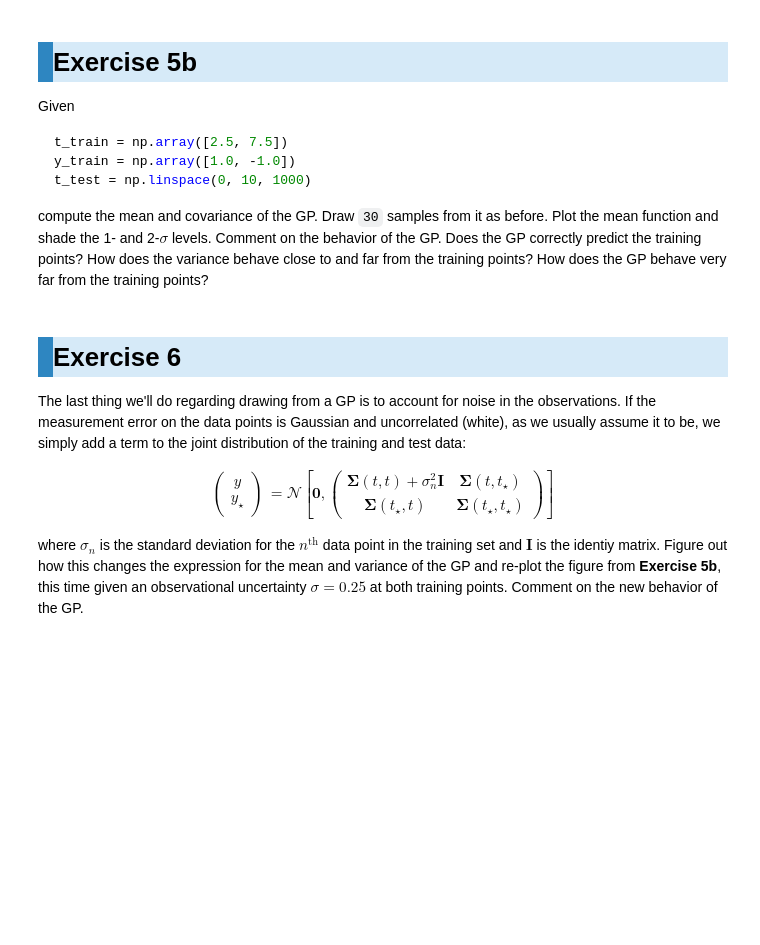
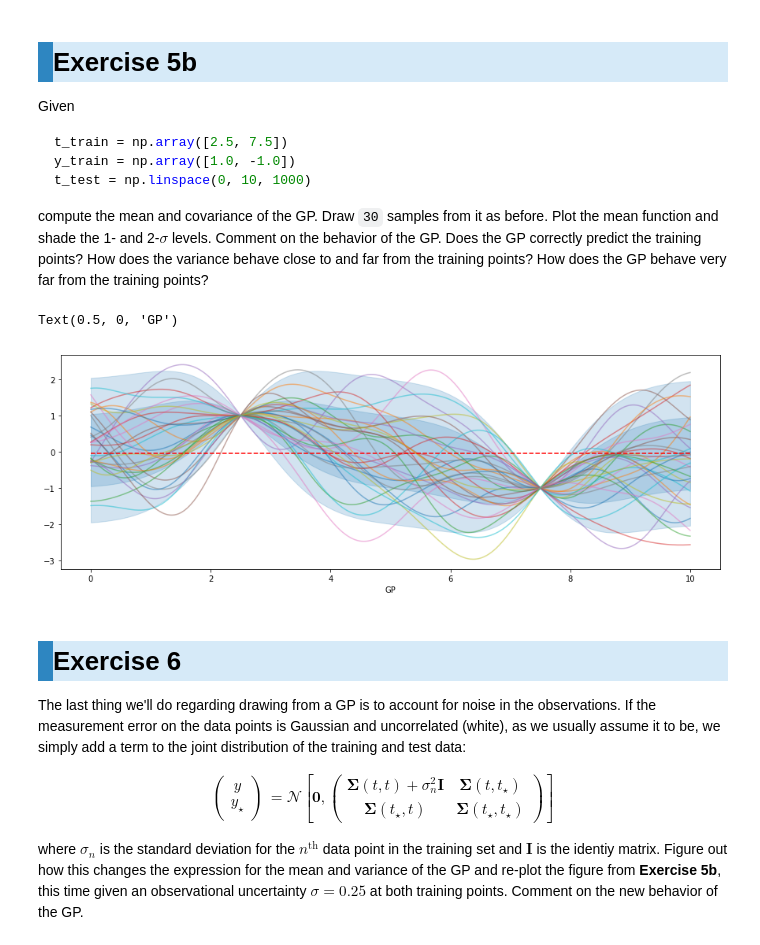
Before and after one commit to dbarrientosa/LSSTC-DSFP-Sessions, a Jupyter notebook: Session9/Day1/gps/01-Introduction.ipynb, the cells around one changed output. Cells and saved outputs as stored; diff of their text form; code cells hidden in the pictures; blank space fills up the shorter version.

```diff
--- a/Session9/Day1/gps/01-Introduction.ipynb
+++ b/Session9/Day1/gps/01-Introduction.ipynb
@@ -290,7 +290,7 @@ def ExpSquaredKernel(t1, t2 = None, A = 1.0, l = 1.0):
     """
     Compute NxM exponential squared cov matrix.
     """
-    if t2 is not None:
+    if t2 is None:
         t2 = t1
     T1, T2 = np.meshgrid(t2, t1)
 
@@ -302,13 +302,13 @@ def compute_gp(t_train, y_train, t_test, **kwargs):
     for y_test(t_test) conditioned on y_train(t_train).
     """
 
-    kts_t = ExpSquaredKernel(t_test, t_train)
-    kt_t = ExpSquaredKernel(t_train, t_train)
-    kt_ts = ExpSquaredKernel(t_train, t_test)
-    kts_ts = ExpSquaredKernel(t_test, t_test)
+    kts_t = ExpSquaredKernel(t_test, t_train, **kwargs)
+
+    kt_t = ExpSquaredKernel(t_train, **kwargs)
+    kts_ts = ExpSquaredKernel(t_test, **kwargs)
 
     mean = np.dot(kts_t, np.linalg.solve(kt_t, y_train))
-    cov = kts_ts - np.dot(kts_t, np.linalg.solve(kt_t, kt_ts))
+    cov = kts_ts - np.dot(kts_t, np.linalg.solve(kt_t, kts_t.T))
 
     return mean, cov
 # %% [markdown]
@@ -332,3 +328,28 @@ gp_mu, gp_S = compute_gp()
+# %%
+t_train = np.array([2.5, 7.5])
+y_train = np.array([1.0, -1.0])
+t_test = np.linspace(0, 10, 1000)
+
+gp_mu, gp_S = compute_gp(t_train, y_train, t_test)
+
+samples = draw_from_gaussian(gp_mu, gp_S, ndraws=30)
+# %%
+# Plot
+
+fig, ax = plt.subplots(figsize = (15,5))
+
+for i in range(30):
+    ax.plot(t_test, samples[i,:], alpha = 0.5)
+
+ax.plot(t_test, mean, 'r--', label = 'mean')
+ax.fill_between(t_test, gp_mu - np.sqrt(gp_S.diagonal()), gp_mu + np.sqrt(gp_S.diagonal()), alpha = 0.2, label = '1 sigma', color = 'C0')
+ax.fill_between(t_test, gp_mu - 2 * np.sqrt(gp_S.diagonal()), gp_mu + 2 * np.sqrt(gp_S.diagonal()), alpha = 0.2, label = '2 sigma', color = 'C0')
+
+ax.set_xlabel('t')
+ax.set_xlabel('GP')
+# %% [output]
+Text(0.5, 0, 'GP')
+[figure, added]
 # %% [markdown]
 <div style="background-color: #D6EAF8; border-left: 15px solid #2E86C1;">
     <h1 style="line-height:2.5em; margin-left:1em;">Exercise 6</h1>
```
Also changed, not shown: parts of 3 cells of this notebook.
